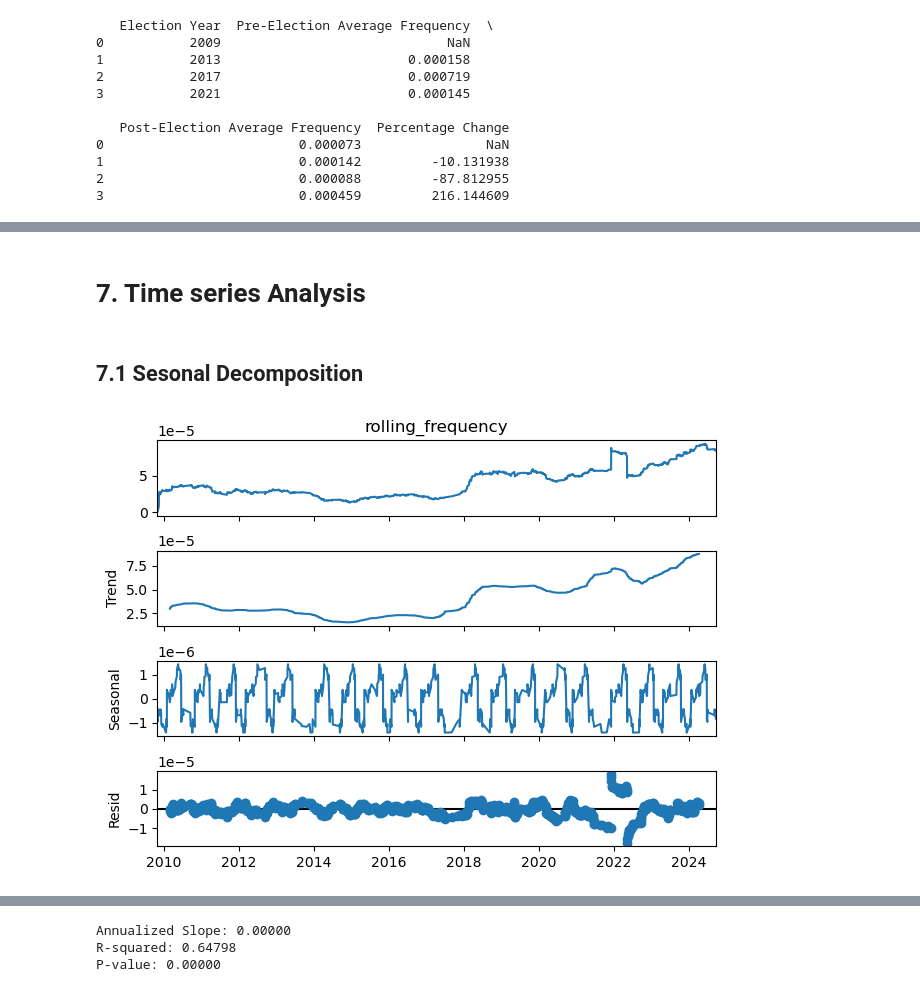
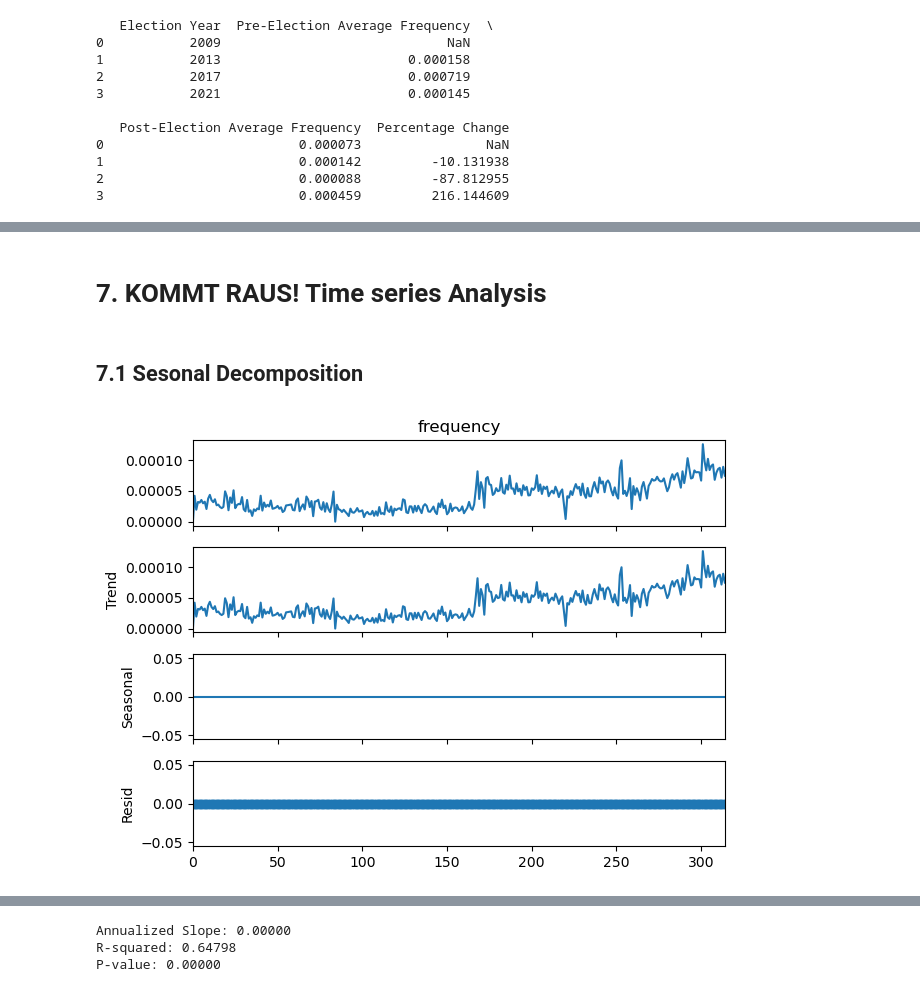
Before and after one commit to committopush/Thesis, a Jupyter notebook: RQ1_Developments.ipynb, the cells around one changed output, grey strips where cells are left out. Saved outputs shown, nothing was run; the diff lists cells and outputs as text; code cells hidden in the pictures.

```diff
--- a/RQ1_Developments.ipynb
+++ b/RQ1_Developments.ipynb
@@ -77,0 +508,27 @@ plt.show()
+# %%
+# Calculate the rate of change in polarizing scores
+weekly_grouped['rate_of_change'] = daily_grouped['frequency'].diff()
+
+# Sorting the DataFrame by the rate of change to find significant changes
+sorted_changes = weekly_grouped.sort_values(by='rate_of_change', ascending=False)
+
+# Select the top 5 rises and bottom 5 falls in polarizing scores
+top_5_rises = sorted_changes.head(10)
+bottom_5_falls = sorted_changes.tail(10)
+
+# Plotting the rate of change
+plt.figure(figsize=(15, 6))
+sns.lineplot(x='week_year', y='rate_of_change', data=weekly_grouped)
+plt.title('Rate of Change in Polarizing Scores Over Time')
+plt.xlabel('Date')
+plt.ylabel('Rate of Change')
+plt.xticks(rotation=45)
+plt.grid(True)
+plt.show()
+
+# Displaying th
+
+print("Top 10 Rises in Polarizing Scores:")
+print(top_5_rises[['week_year', 'rate_of_change']])
+print("\nBottom 10 Falls in Polarizing Scores:")
+print(bottom_5_falls[['week_year', 'rate_of_change']])
@@ -463,20 +997,16 @@ print(results_df)
 # %% [markdown]
-# 7. Time series Analysis
+# 7. KOMMT RAUS! Time series Analysis
 # %% [markdown]
 ## 7.1 Sesonal Decomposition
 # %%
-# Ensure your date column is in datetime format and set as the index
-#daily_grouped['date'] = pd.to_datetime(daily_grouped['date'])
-#daily_grouped.set_index('date', inplace=True)
-
 # Decompose the time series
-result = seasonal_decompose(daily_grouped['rolling_frequency'], model='additive', period=48)  # Assuming monthly data; adjust the period accordingly
+result = seasonal_decompose(weekly_grouped['frequency'], model='additive', period=1)  # Assuming monthly data; adjust the period accordingly
 
 # Plot the decomposed components
 result.plot()
 plt.show()
 # %% [output]
-[figure, old version]
+[figure, new version]
 # %%
 # Ensure the trend data is already prepared
 trend_data = result.trend.dropna()  # Assuming result.trend is your trend component
```
Also changed, not shown: parts of 60 cells of this notebook, 2 other files.
